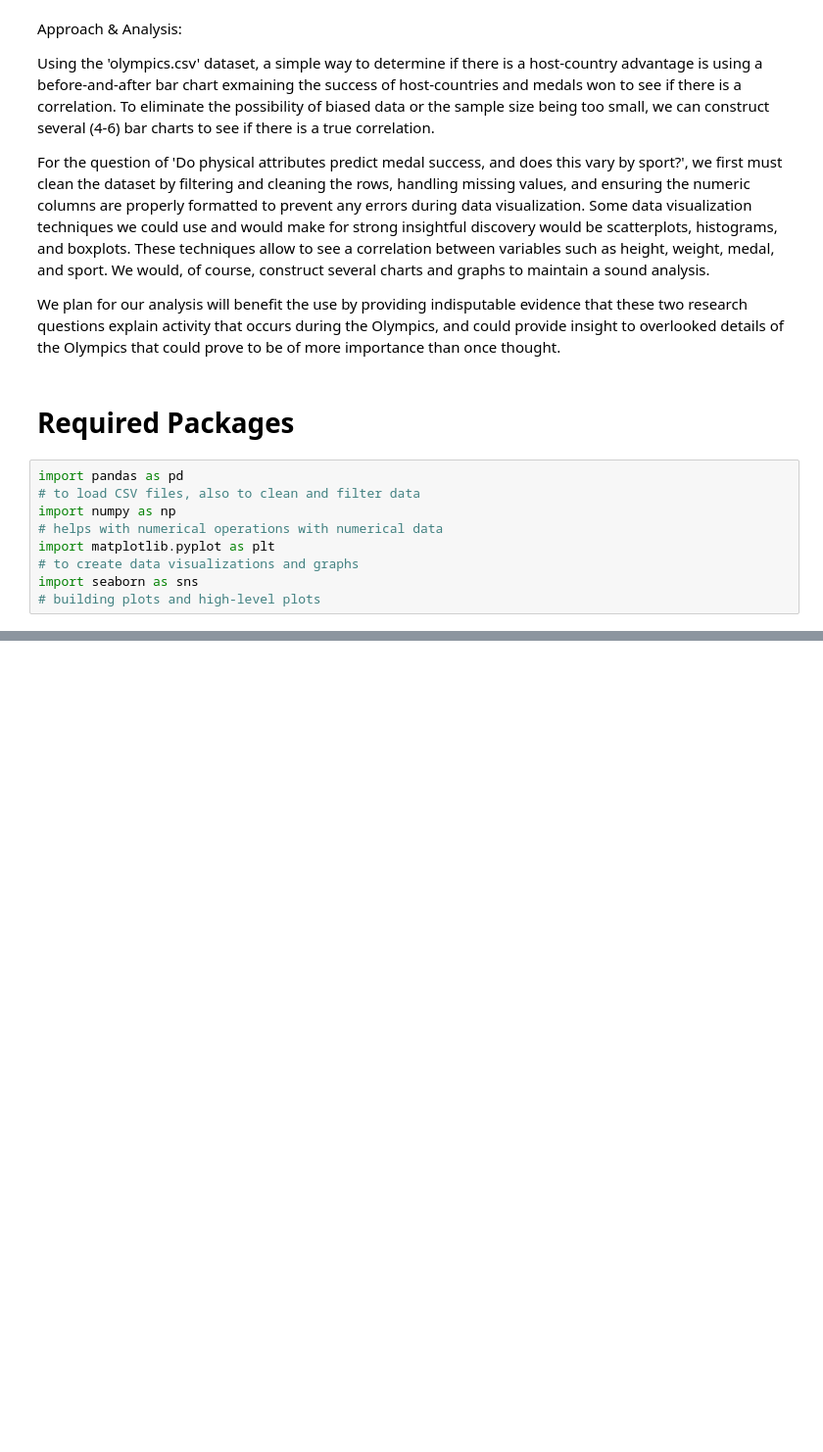
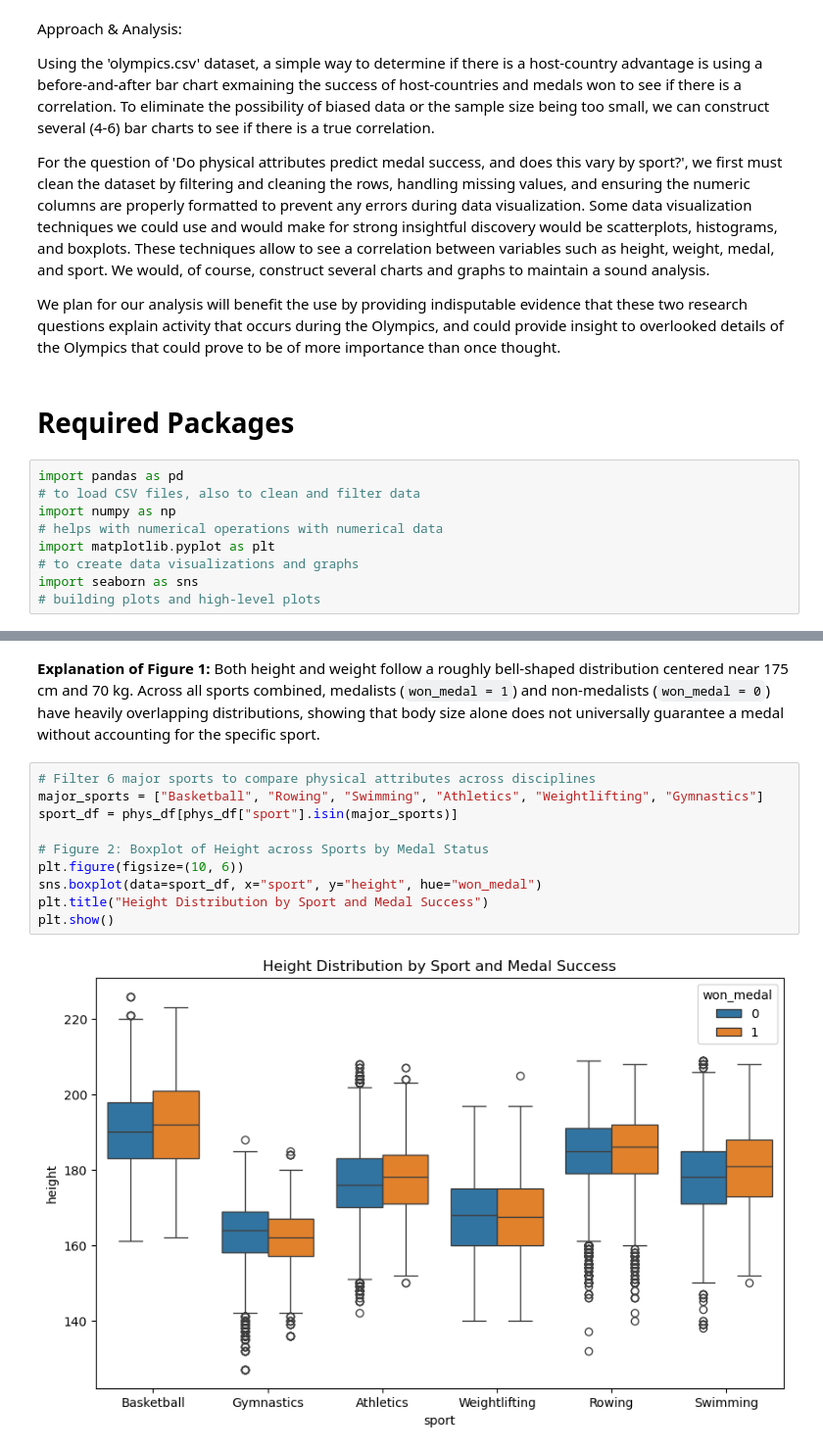
Before and after one commit to bryceao/olympicsdata, a Jupyter notebook: olympicsdata.ipynb, the cells around one changed output, grey strips where cells are left out. Shown at 98% size. Drawn from its saved outputs; the diff is of its cells as text; blank space fills up the shorter version.

```diff
--- a/olympicsdata.ipynb
+++ b/olympicsdata.ipynb
@@ -30,0 +124,14 @@ import seaborn as sns
+# %% [markdown]
+**Explanation of Figure 1:** Both height and weight follow a roughly bell-shaped distribution centered near 175 cm and 70 kg. Across all sports combined, medalists (`won_medal = 1`) and non-medalists (`won_medal = 0`) have heavily overlapping distributions, showing that body size alone does not universally guarantee a medal without accounting for the specific sport.
+# %%
+# Filter 6 major sports to compare physical attributes across disciplines
+major_sports = ["Basketball", "Rowing", "Swimming", "Athletics", "Weightlifting", "Gymnastics"]
+sport_df = phys_df[phys_df["sport"].isin(major_sports)]
+
+# Figure 2: Boxplot of Height across Sports by Medal Status
+plt.figure(figsize=(10, 6))
+sns.boxplot(data=sport_df, x="sport", y="height", hue="won_medal")
+plt.title("Height Distribution by Sport and Medal Success")
+plt.show()
+# %% [output]
+[figure, added]
```
Also changed, not shown: parts of 11 cells of this notebook, 1 other file.
